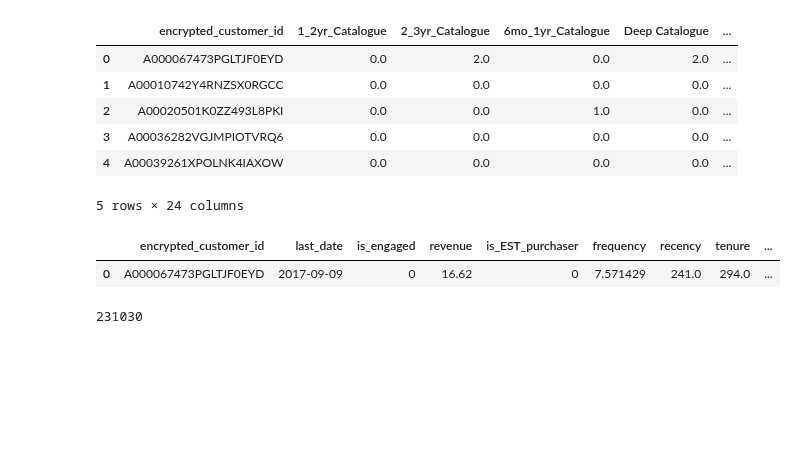
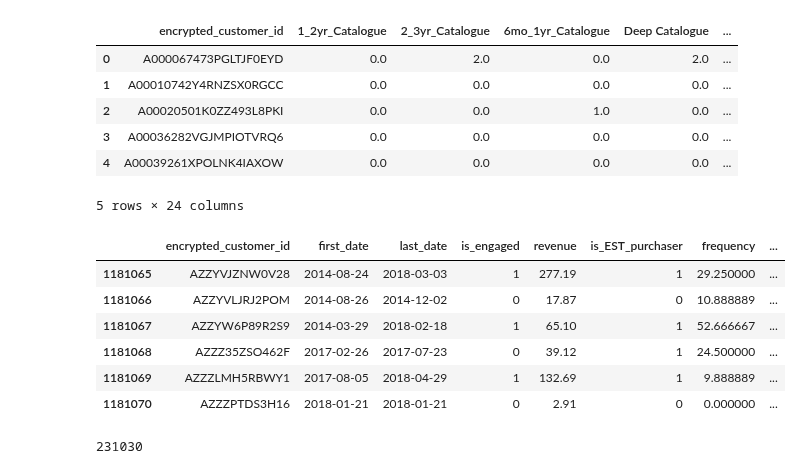
Before and after one commit to dfadeeff/AMZ_Projects, a Jupyter notebook: Random Content and Age.ipynb, the cells around one changed output. Cells and saved outputs as stored; diff of their text form; code cells hidden in the pictures; blank space fills up the shorter version.

```diff
--- a/Random Content and Age.ipynb
+++ b/Random Content and Age.ipynb
@@ -24,7 +24,7 @@ import seaborn as sns
 #df = pd.read_csv("../EngagementByAgeandType/data/random_age_content.txt", sep= "\t",
 #                names = ['transaction_date','customer_id','units','rank','content','age','marketplace','revenue'])
 
-df = pd.read_csv("Z://00_ETL/return_rates/return_rates_content_age_3.txt", sep= "\t", encoding="ISO-8859-1")
+df = pd.read_csv("Z://00_ETL/return_rates/return_rates_content_age_4.txt", sep= "\t", encoding="ISO-8859-1")
 #df['transaction_date'] = pd.to_datetime(df['transaction_date'])
 # %%
 print(df.shape, df['encrypted_customer_id'].nunique())
@@ -484,10 +484,15 @@ rm.head()
 | 4 | A00039261XPOLNK4IAXOW | 0.0 | 0.0 | 0.0 | 0.0 | ... |
 5 rows × 24 columns
 # %%
-rm[rm['encrypted_customer_id'] == 'A000067473PGLTJF0EYD'].iloc[:,np.r_[0,14:len(rm.columns)]]
+rm.iloc[-6:,np.r_[0,13:len(rm.columns)]]
 # %% [output]
-|  | encrypted_customer_id | last_date | is_engaged | revenue | is_EST_purchaser | frequency | recency | tenure | ... |
-| 0 | A000067473PGLTJF0EYD | 2017-09-09 | 0 | 16.62 | 0 | 7.571429 | 241.0 | 294.0 | ... |
+|  | encrypted_customer_id | first_date | last_date | is_engaged | revenue | is_EST_purchaser | frequency | ... |
+| 1181065 | AZZYVJZNW0V28 | 2014-08-24 | 2018-03-03 | 1 | 277.19 | 1 | 29.250000 | ... |
+| 1181066 | AZZYVLJRJ2POM | 2014-08-26 | 2014-12-02 | 0 | 17.87 | 0 | 10.888889 | ... |
+| 1181067 | AZZYW6P89R2S9 | 2014-03-29 | 2018-02-18 | 1 | 65.10 | 1 | 52.666667 | ... |
+| 1181068 | AZZZ35ZSO462F | 2017-02-26 | 2017-07-23 | 0 | 39.12 | 1 | 24.500000 | ... |
+| 1181069 | AZZZLMH5RBWY1 | 2017-08-05 | 2018-04-29 | 1 | 132.69 | 1 | 9.888889 | ... |
+| 1181070 | AZZZPTDS3H16 | 2018-01-21 | 2018-01-21 | 0 | 2.91 | 0 | 0.000000 | ... |
 # %%
 dataset['cost'] = (dataset['pred'] - dataset['is_EST_purchaser'])**2
 dataset['cost'].sum()
```
Also changed, not shown: parts of 1 cell of this notebook.
